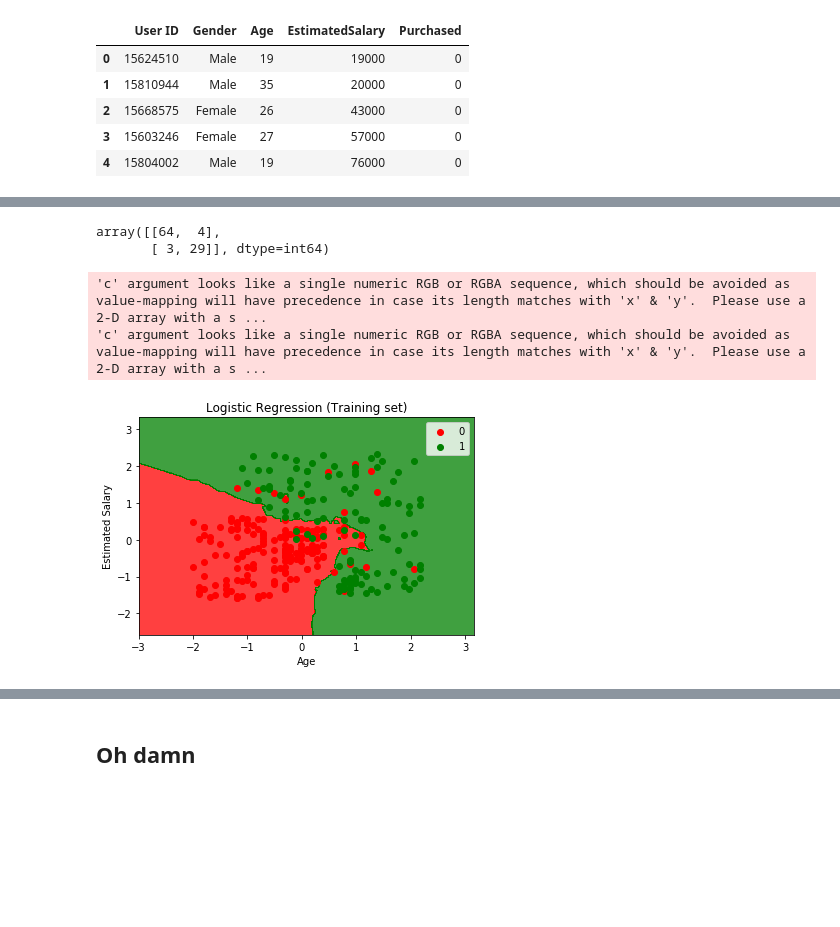
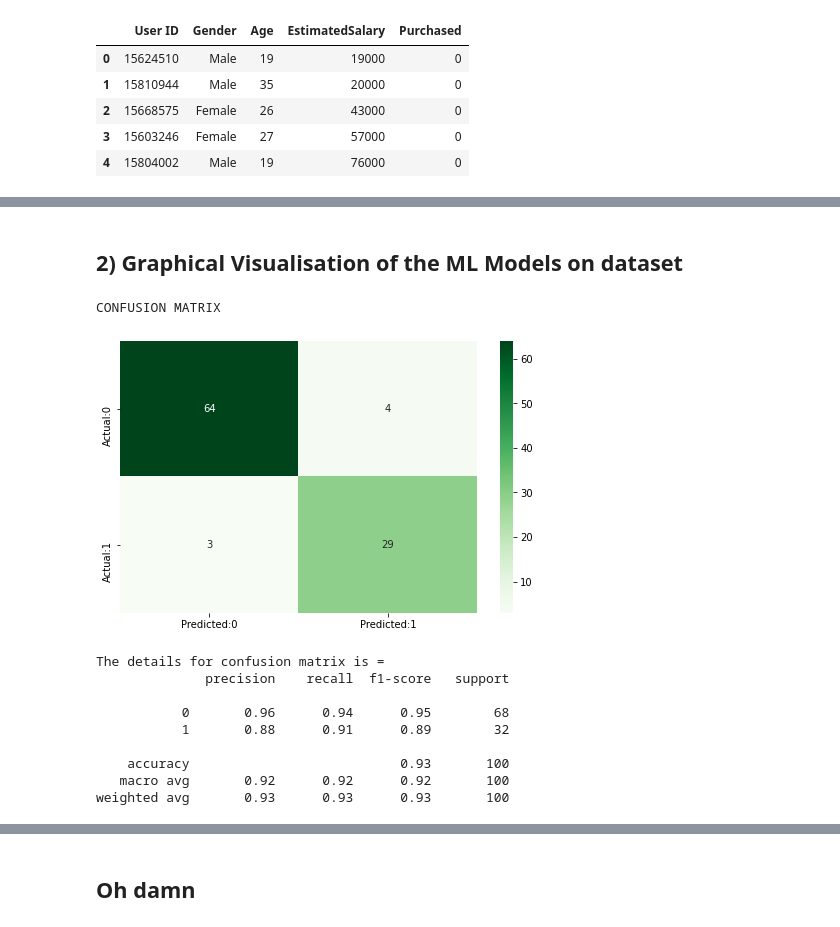
Before and after one commit to kabirnagpal/ML-Track, a Jupyter notebook: week 5.ipynb, the cells around one changed output, grey strips where cells are left out. Saved outputs shown, nothing was run; the diff lists cells and outputs as text; code cells hidden in the pictures; blank space fills up the shorter version.

```diff
--- a/week 5.ipynb
+++ b/week 5.ipynb
@@ -166,0 +226,17 @@ y = dataset.iloc[:, 4].values
+# %%
+# Confusion matrix
+from sklearn.metrics import confusion_matrix, classification_report
+def confusion_matrix_compute(y_test,y_pred):
+    print("CONFUSION MATRIX")
+    cm = confusion_matrix(y_test, y_pred)
+    conf_matrix = pd.DataFrame(data = cm,
+                           columns = ['Predicted:0', 'Predicted:1'],
+                           index =['Actual:0', 'Actual:1'])
+    plt.figure(figsize = (8, 5))
+    sns.heatmap(conf_matrix, annot = True, fmt = 'd', cmap = "Greens")
+    plt.show()
+
+    print('The details for confusion matrix is =')
+    print (classification_report(y_test, y_pred))
+# %% [markdown]
+## 2) Graphical Visualisation of the ML Models on dataset
@@ -175,36 +269,21 @@ X_test = sc.transform(X_test)
 # %%
 from sklearn.neighbors import KNeighborsClassifier
 classifier = KNeighborsClassifier(n_neighbors = 5, metric = 'minkowski', p = 2)
 classifier.fit(X_train, y_train)
 
 
 y_pred = classifier.predict(X_test)
 
-
-from sklearn.metrics import confusion_matrix
-confusion_matrix(y_test, y_pred)
+confusion_matrix_compute(y_test,y_pred)
 # %% [output]
-array([[64,  4],
-       [ 3, 29]], dtype=int64)
+CONFUSION MATRIX
+[figure, added]
+The details for confusion matrix is =
+              precision    recall  f1-score   support
+
+           0       0.96      0.94      0.95        68
+           1       0.88      0.91      0.89        32
+
+    accuracy                           0.93       100
+   macro avg       0.92      0.92      0.92       100
+weighted avg       0.93      0.93      0.93       100
-# %%
-from matplotlib.colors import ListedColormap
-
-X_set, y_set = X_train, y_train
-X1, X2 = np.meshgrid(np.arange(start = X_set[:, 0].min() - 1, stop = X_set[:, 0].max() + 1, step = 0.01),
-                     np.arange(start = X_set[:, 1].min() - 1, stop = X_set[:, 1].max() + 1, step = 0.01))
-plt.contourf(X1, X2, classifier.predict(np.array([X1.ravel(), X2.ravel()]).T).reshape(X1.shape),
-             alpha = 0.75, cmap = ListedColormap(('red', 'green')))
-plt.xlim(X1.min(), X1.max())
-plt.ylim(X2.min(), X2.max())
-for i, j in enumerate(np.unique(y_set)):
-    plt.scatter(X_set[y_set == j, 0], X_set[y_set == j, 1],
-                c = ListedColormap(('red', 'green'))(i), label = j)
-plt.title('Logistic Regression (Training set)')
-plt.xlabel('Age')
-plt.ylabel('Estimated Salary')
-plt.legend()
-plt.show()
-# %% [output]
-'c' argument looks like a single numeric RGB or RGBA sequence, which should be avoided as value-mapping will have precedence in case its length matches with 'x' & 'y'.  Please use a 2-D array with a s ...
-'c' argument looks like a single numeric RGB or RGBA sequence, which should be avoided as value-mapping will have precedence in case its length matches with 'x' & 'y'.  Please use a 2-D array with a s ...
-[figure, removed]
```
Also changed, not shown: parts of 56 cells of this notebook, 7 other files.
